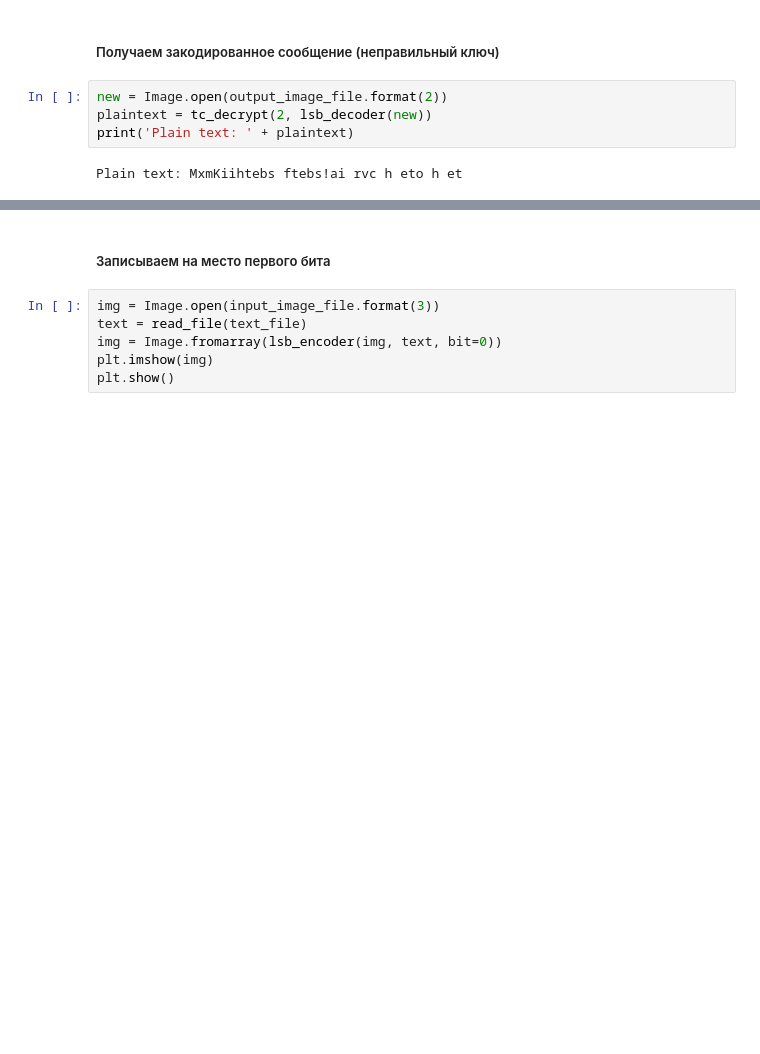
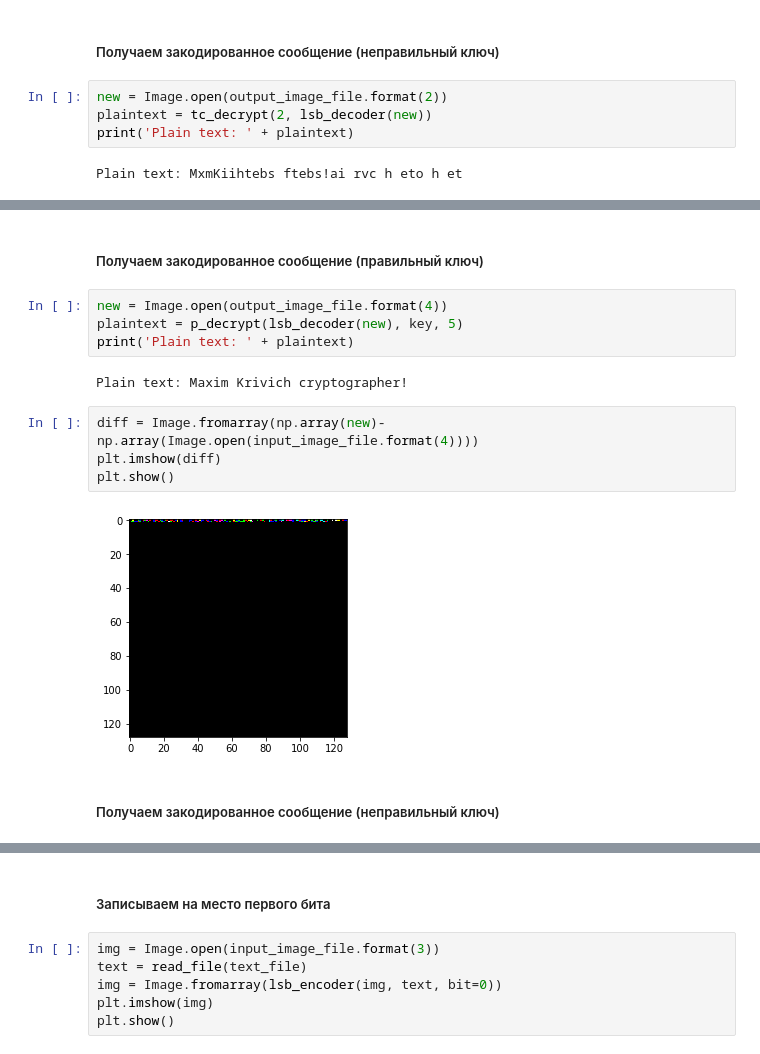
Before and after one commit to maxkrivich/steganography, a Jupyter notebook: lab1/lab1.ipynb, the cells around one changed output, grey strips where cells are left out. Saved outputs shown, nothing was run; the diff lists cells and outputs as text; blank space fills up the shorter version.

```diff
--- a/lab1/lab1.ipynb
+++ b/lab1/lab1.ipynb
@@ -193,0 +228,16 @@ Plain text: MxmKiihtebs ftebs!ai rvc h eto h et
+# %% [markdown]
+##### Получаем закодированное сообщение (правильный ключ)
+# %%
+new = Image.open(output_image_file.format(4))
+plaintext = p_decrypt(lsb_decoder(new), key, 5)
+print('Plain text: ' + plaintext)
+# %% [output]
+Plain text: Maxim Krivich cryptographer!
+# %%
+diff = Image.fromarray(np.array(new)-np.array(Image.open(input_image_file.format(4))))
+plt.imshow(diff)
+plt.show()
+# %% [output]
+[figure, added]
+# %% [markdown]
+##### Получаем закодированное сообщение (неправильный ключ)
```
Also changed, not shown: parts of 38 cells of this notebook, 2 other files.
